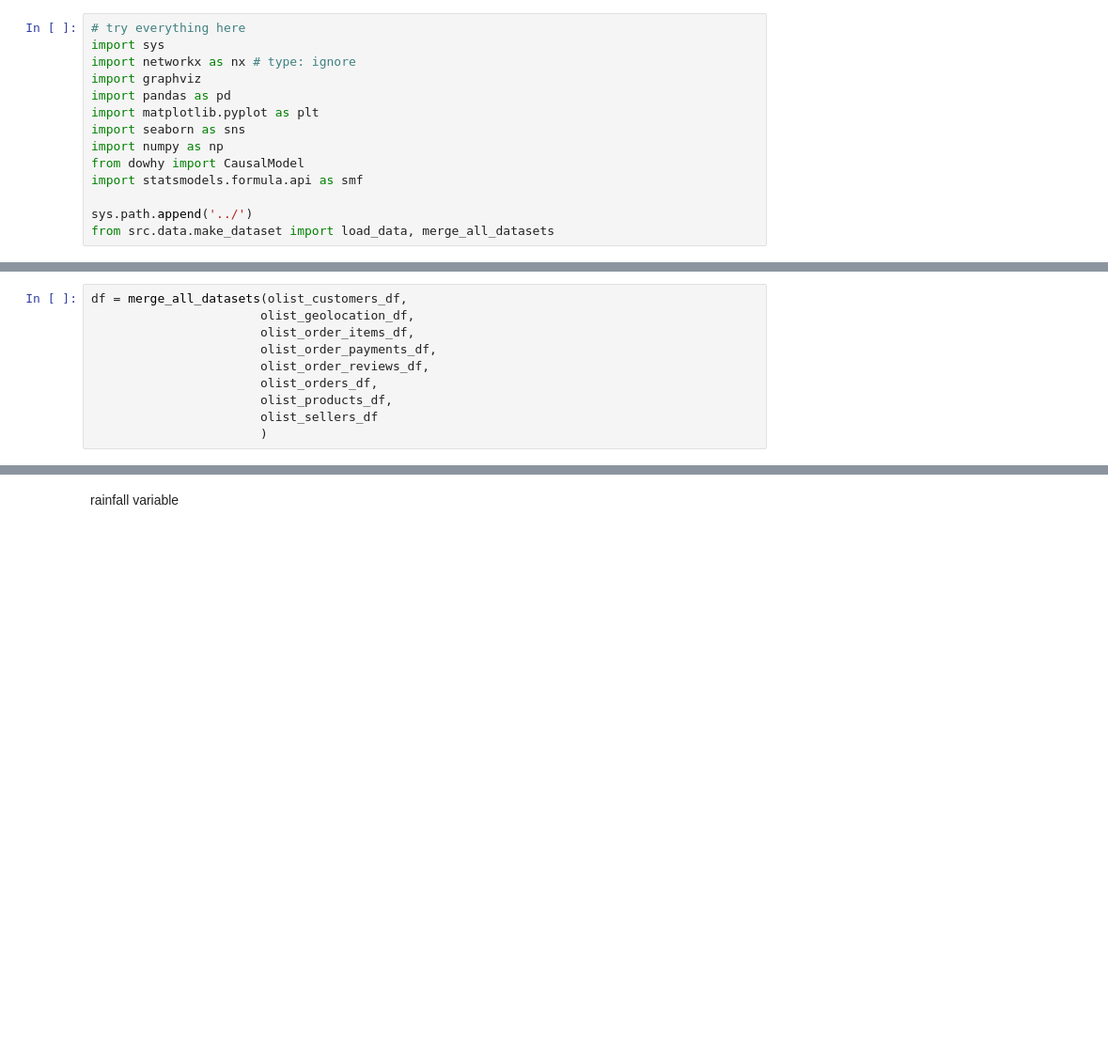
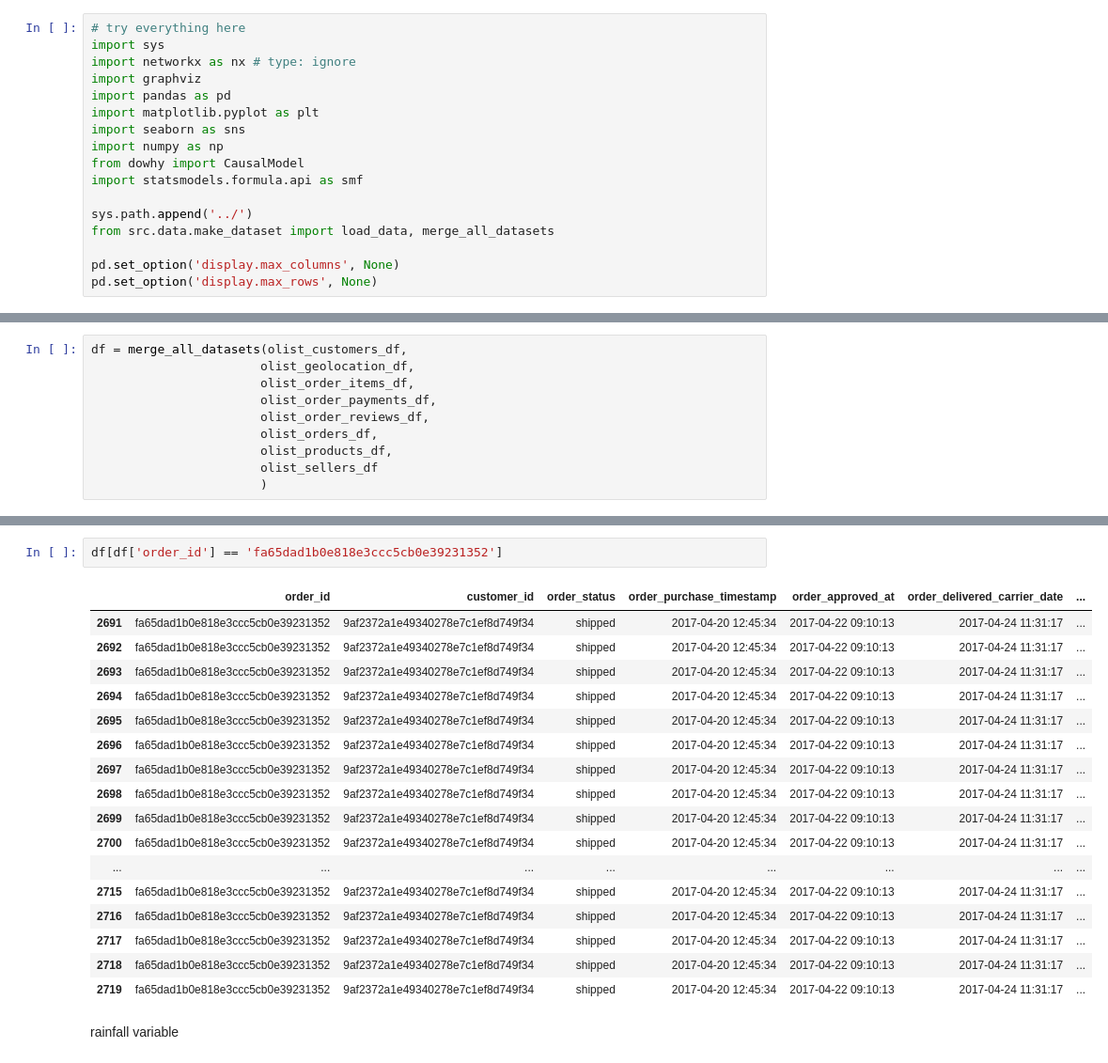
Before and after one commit to juanpi19/causal-inference-marketplace, a Jupyter notebook: notebooks/data-exploration.ipynb, the cells around one changed output, grey strips where cells are left out. Shown: that part at 94% size. Cells and saved outputs as stored; diff of their text form; blank space fills up the shorter version.

```diff
--- a/notebooks/data-exploration.ipynb
+++ b/notebooks/data-exploration.ipynb
@@ -12,6 +12,9 @@ import statsmodels.formula.api as smf
 
 sys.path.append('../')
 from src.data.make_dataset import load_data, merge_all_datasets
+
+pd.set_option('display.max_columns', None)
+pd.set_option('display.max_rows', None)
 # %%
 # Loading Data
 data_dict = load_data()
@@ -41,3 +64,23 @@ df = merge_all_datasets(olist_customers_df,
+# %%
+df[df['order_id'] == 'fa65dad1b0e818e3ccc5cb0e39231352']
+# %% [output]
+|  | order_id | customer_id | order_status | order_purchase_timestamp | order_approved_at | order_delivered_carrier_date | ... |
+| 2691 | fa65dad1b0e818e3ccc5cb0e39231352 | 9af2372a1e49340278e7c1ef8d749f34 | shipped | 2017-04-20 12:45:34 | 2017-04-22 09:10:13 | 2017-04-24 11:31:17 | ... |
+| 2692 | fa65dad1b0e818e3ccc5cb0e39231352 | 9af2372a1e49340278e7c1ef8d749f34 | shipped | 2017-04-20 12:45:34 | 2017-04-22 09:10:13 | 2017-04-24 11:31:17 | ... |
+| 2693 | fa65dad1b0e818e3ccc5cb0e39231352 | 9af2372a1e49340278e7c1ef8d749f34 | shipped | 2017-04-20 12:45:34 | 2017-04-22 09:10:13 | 2017-04-24 11:31:17 | ... |
+| 2694 | fa65dad1b0e818e3ccc5cb0e39231352 | 9af2372a1e49340278e7c1ef8d749f34 | shipped | 2017-04-20 12:45:34 | 2017-04-22 09:10:13 | 2017-04-24 11:31:17 | ... |
+| 2695 | fa65dad1b0e818e3ccc5cb0e39231352 | 9af2372a1e49340278e7c1ef8d749f34 | shipped | 2017-04-20 12:45:34 | 2017-04-22 09:10:13 | 2017-04-24 11:31:17 | ... |
+| 2696 | fa65dad1b0e818e3ccc5cb0e39231352 | 9af2372a1e49340278e7c1ef8d749f34 | shipped | 2017-04-20 12:45:34 | 2017-04-22 09:10:13 | 2017-04-24 11:31:17 | ... |
+| 2697 | fa65dad1b0e818e3ccc5cb0e39231352 | 9af2372a1e49340278e7c1ef8d749f34 | shipped | 2017-04-20 12:45:34 | 2017-04-22 09:10:13 | 2017-04-24 11:31:17 | ... |
+| 2698 | fa65dad1b0e818e3ccc5cb0e39231352 | 9af2372a1e49340278e7c1ef8d749f34 | shipped | 2017-04-20 12:45:34 | 2017-04-22 09:10:13 | 2017-04-24 11:31:17 | ... |
+| 2699 | fa65dad1b0e818e3ccc5cb0e39231352 | 9af2372a1e49340278e7c1ef8d749f34 | shipped | 2017-04-20 12:45:34 | 2017-04-22 09:10:13 | 2017-04-24 11:31:17 | ... |
+| 2700 | fa65dad1b0e818e3ccc5cb0e39231352 | 9af2372a1e49340278e7c1ef8d749f34 | shipped | 2017-04-20 12:45:34 | 2017-04-22 09:10:13 | 2017-04-24 11:31:17 | ... |
+| ... | ... | ... | ... | ... | ... | ... | ... |
+| 2715 | fa65dad1b0e818e3ccc5cb0e39231352 | 9af2372a1e49340278e7c1ef8d749f34 | shipped | 2017-04-20 12:45:34 | 2017-04-22 09:10:13 | 2017-04-24 11:31:17 | ... |
+| 2716 | fa65dad1b0e818e3ccc5cb0e39231352 | 9af2372a1e49340278e7c1ef8d749f34 | shipped | 2017-04-20 12:45:34 | 2017-04-22 09:10:13 | 2017-04-24 11:31:17 | ... |
+| 2717 | fa65dad1b0e818e3ccc5cb0e39231352 | 9af2372a1e49340278e7c1ef8d749f34 | shipped | 2017-04-20 12:45:34 | 2017-04-22 09:10:13 | 2017-04-24 11:31:17 | ... |
+| 2718 | fa65dad1b0e818e3ccc5cb0e39231352 | 9af2372a1e49340278e7c1ef8d749f34 | shipped | 2017-04-20 12:45:34 | 2017-04-22 09:10:13 | 2017-04-24 11:31:17 | ... |
+| 2719 | fa65dad1b0e818e3ccc5cb0e39231352 | 9af2372a1e49340278e7c1ef8d749f34 | shipped | 2017-04-20 12:45:34 | 2017-04-22 09:10:13 | 2017-04-24 11:31:17 | ... |
 # %% [markdown]
 rainfall variable
 # %%
```
Also changed, not shown: parts of 2 cells of this notebook, 2 other files.
